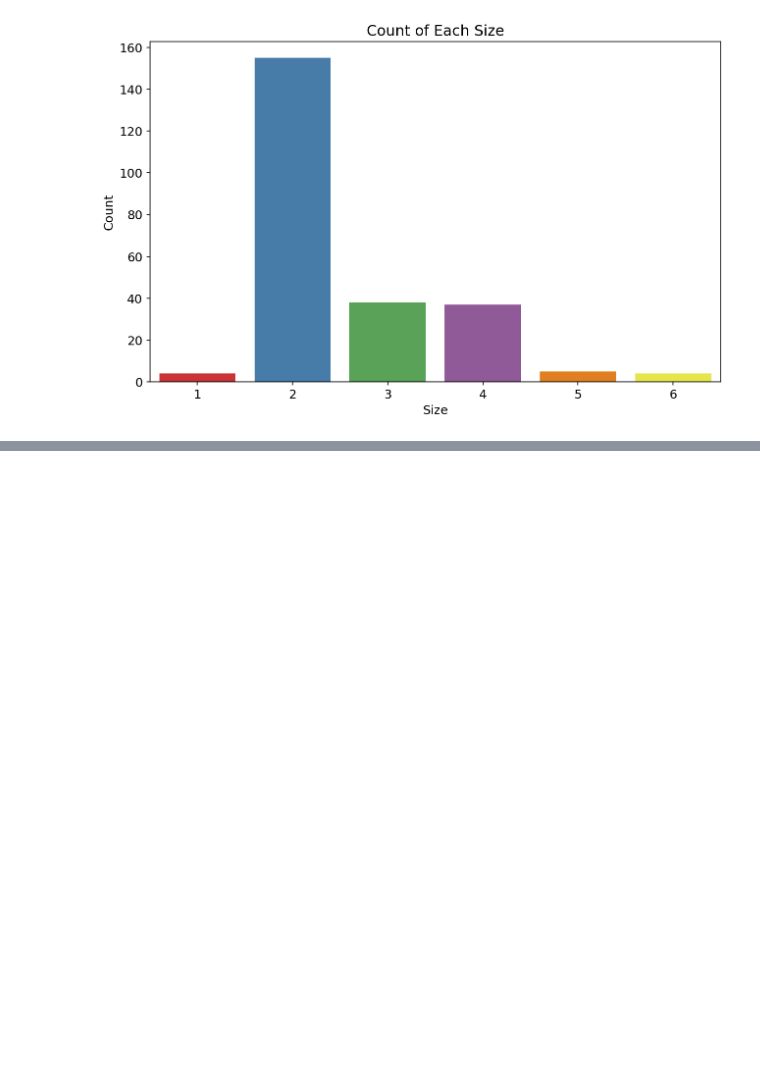
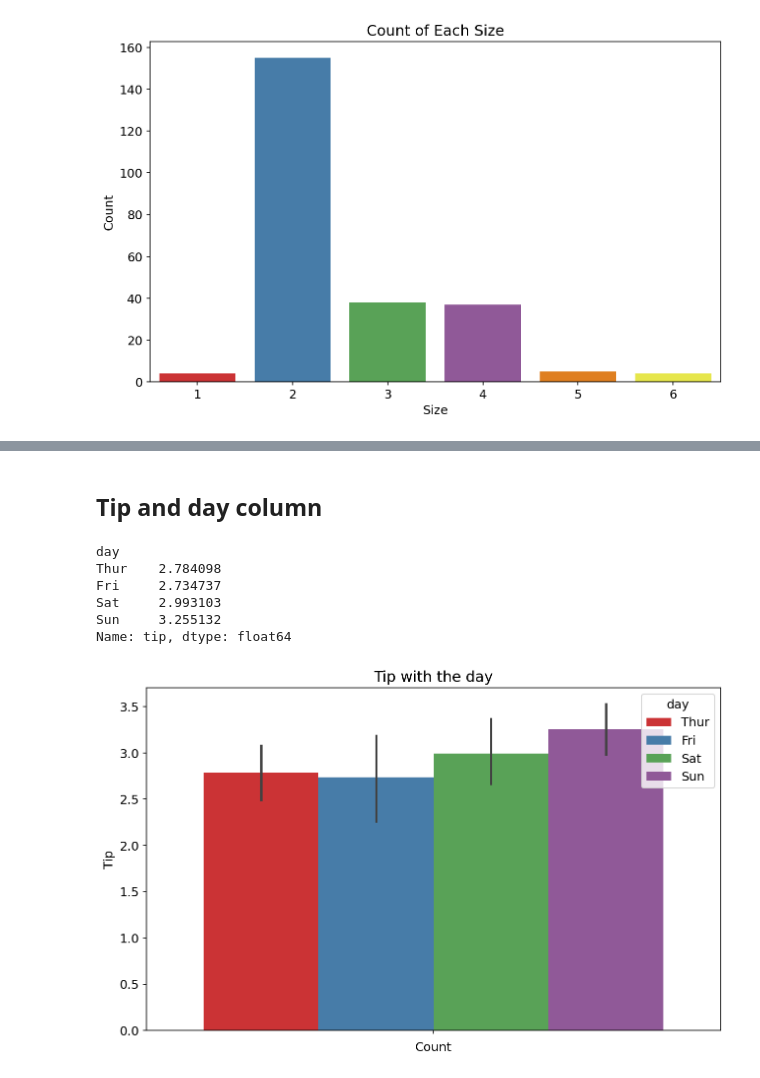
Before and after one commit to Jawad-Muzafar/EDA, a Jupyter notebook: Tips/eda.ipynb, the cells around one changed output, grey strips where cells are left out. Drawn from its saved outputs; the diff is of its cells as text; code cells hidden in the pictures; blank space fills up the shorter version.

```diff
--- a/Tips/eda.ipynb
+++ b/Tips/eda.ipynb
@@ -427,0 +507,19 @@ plt.show()
+# %% [markdown]
+## **Tip and day column**
+# %%
+df.groupby('day')['tip'].mean()
+# %% [output]
+day
+Thur    2.784098
+Fri     2.734737
+Sat     2.993103
+Sun     3.255132
+Name: tip, dtype: float64
+# %%
+sns.barplot(y='tip',hue='day',palette='Set1',data=df)
+plt.title('Tip with the day')
+plt.xlabel('Count')
+plt.ylabel('Tip')
+plt.show()
+# %% [output]
+[figure, added]
```
Also changed, not shown: parts of 46 cells of this notebook.
